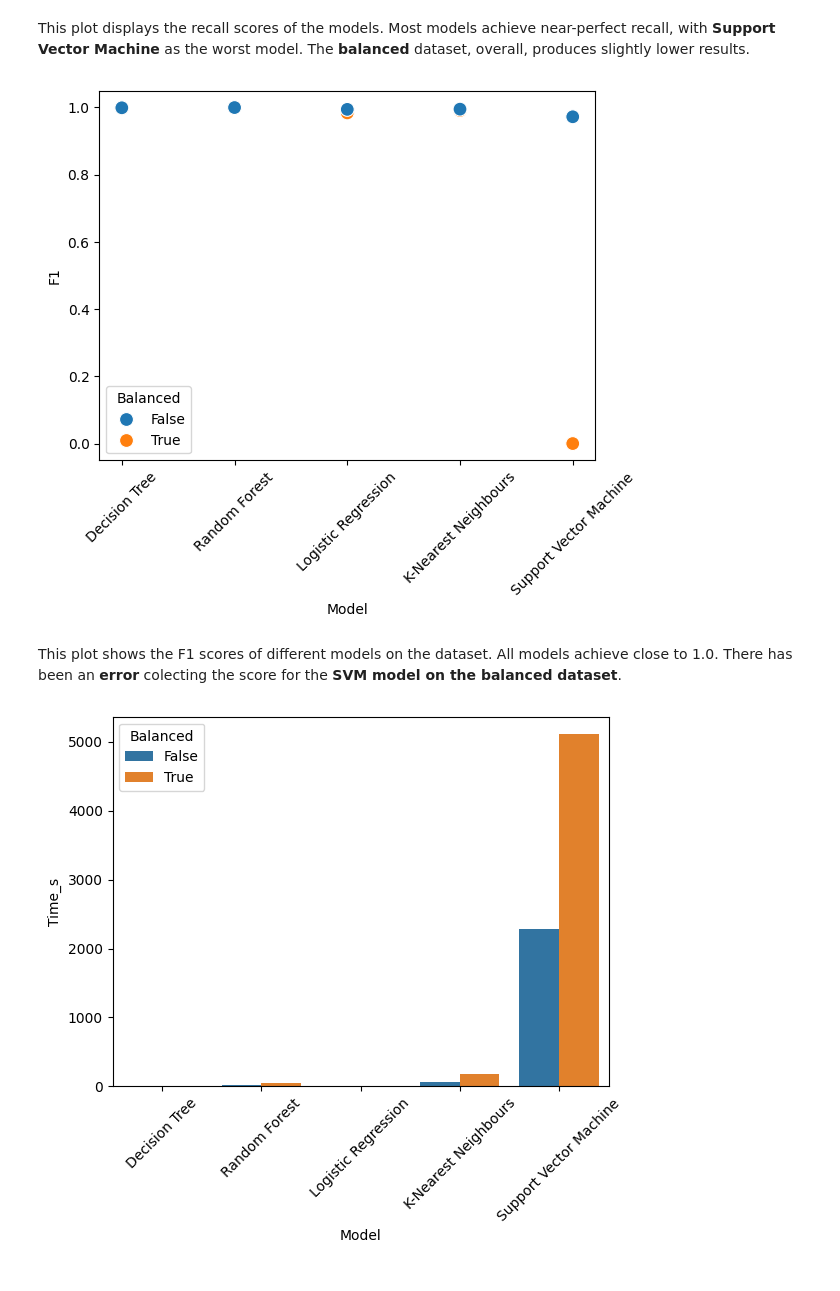
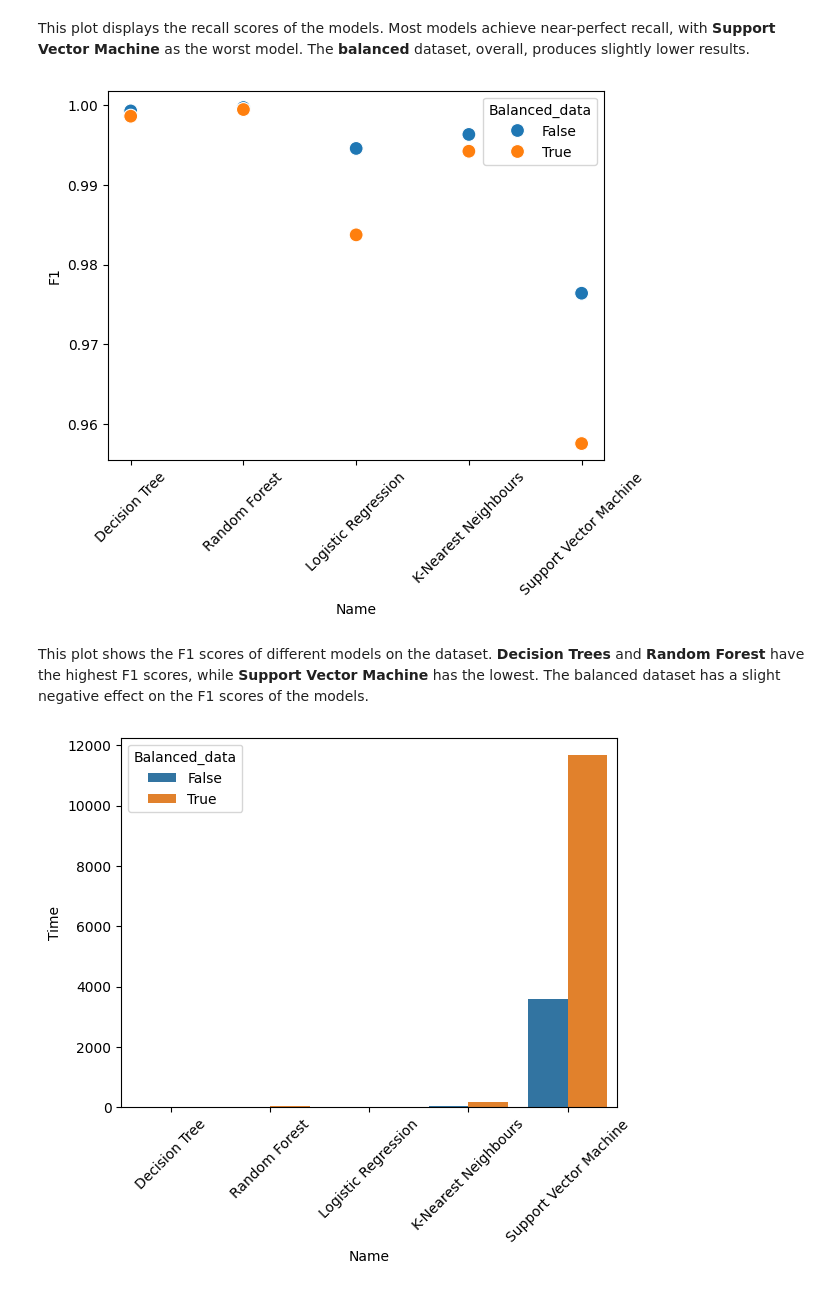
Before and after one commit to tomasvicente3/IART_ML_PDF_Analysis, a Jupyter notebook: main.ipynb, the cells around one changed output. Drawn from its saved outputs; the diff is of its cells as text; code cells hidden in the pictures.

```diff
--- a/main.ipynb
+++ b/main.ipynb
@@ -294,9 +289,5 @@ Let's see how the models performed on both imbalanced and balanced data.
 # %%
 # Get the results of the models from the CSV files
-results_unbalanced = pd.read_csv('results/results_unbalanced.csv')
-results_balanced = pd.read_csv('results/results_balanced.csv')
-results_balanced['Balanced'] = True
-results_unbalanced['Balanced'] = False
-results = pd.concat([results_balanced, results_unbalanced])
+results = pd.read_csv('results/results.csv')
 results
 # %% [output]
@@ -340,18 +331,18 @@ plt.show()
 This plot displays the recall scores of the models. Most models achieve near-perfect recall, with **Support Vector Machine** as the worst model. The **balanced** dataset, overall, produces slightly lower results.
 # %%
 # F1-score (ignore NAN)
-sns.scatterplot(data=results, x='Model', y='F1', hue='Balanced', s=100)
+sns.scatterplot(data=results, x='Name', y='F1', hue='Balanced_data', s=100)
 plt.xticks(rotation=45)
 plt.show()
 # %% [output]
-[figure, old version]
+[figure, new version]
-# %% [markdown]
-This plot shows the F1 scores of different models on the dataset. All models achieve close to 1.0. There has been an **error** colecting the score for the **SVM model on the balanced dataset**.
+# %% [markdown]
+This plot shows the F1 scores of different models on the dataset. **Decision Trees** and **Random Forest** have the highest F1 scores, while **Support Vector Machine** has the lowest. The balanced dataset has a slight negative effect on the F1 scores of the models.
 # %%
 # Time
-sns.barplot(data=results, x='Model', y='Time_s', hue='Balanced')
+sns.barplot(data=results, x='Name', y='Time', hue='Balanced_data')
 plt.xticks(rotation=45)
 plt.show()
 # %% [output]
-[figure, old version]
+[figure, new version]
 # %% [markdown]
```
Also changed, not shown: parts of 22 cells of this notebook, 10 other files.
